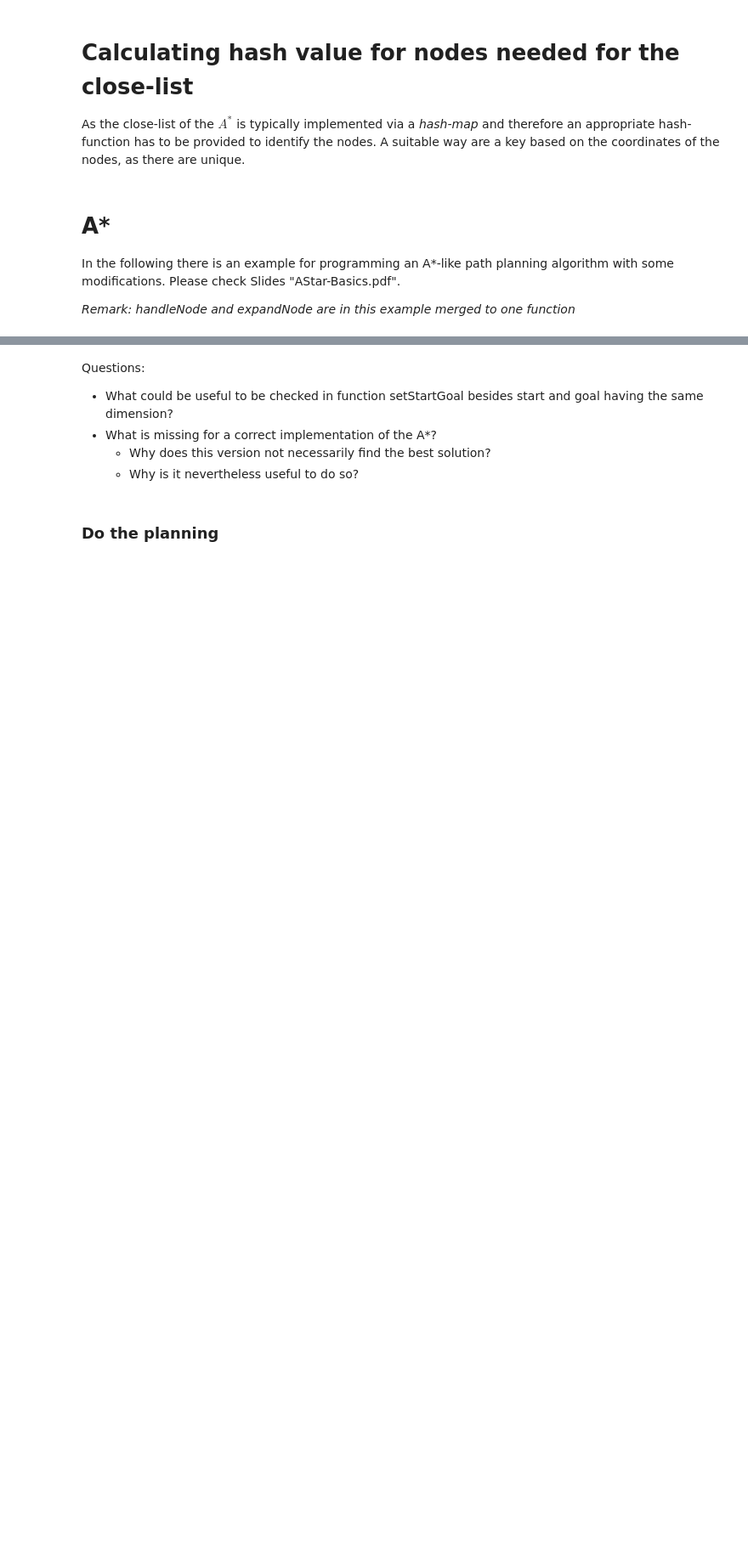
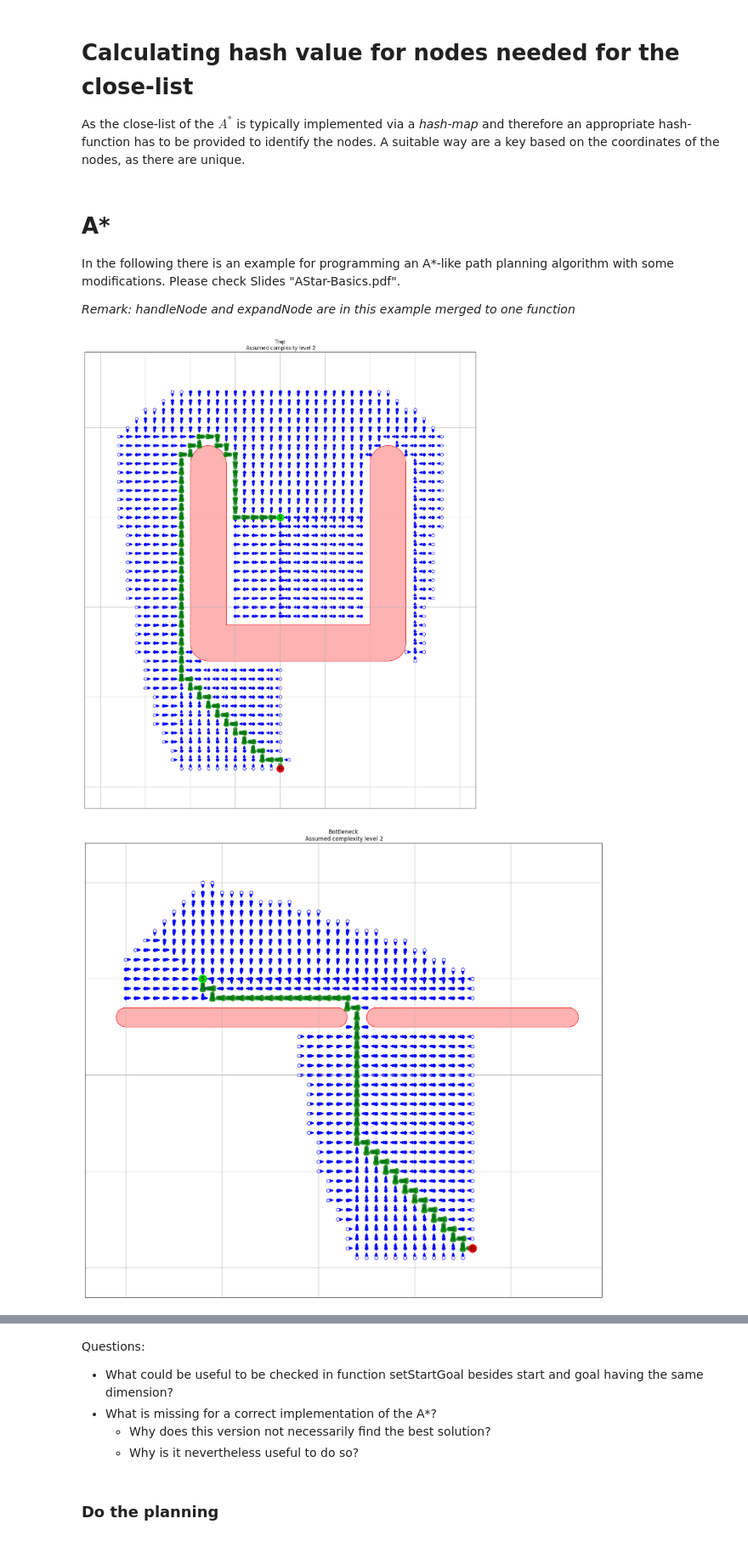
Before and after one commit to MatthewBlackkk/Roboterprogrammierung, a Jupyter notebook: A-Star_Erweiterung/notebooks/IP-8-0_ASTAR.ipynb, the cells around one changed output, grey strips where cells are left out. Shown at 85% size. Saved outputs shown, nothing was run; the diff lists cells and outputs as text; code cells hidden in the pictures; blank space fills up the shorter version.

```diff
--- a/A-Star_Erweiterung/notebooks/IP-8-0_ASTAR.ipynb
+++ b/A-Star_Erweiterung/notebooks/IP-8-0_ASTAR.ipynb
@@ -47,19 +47,25 @@ import IPTestSuite as ts
 # %%
 astarConfig = dict()
 astarConfig["w"] = .5
 astarConfig["heuristic"]  = "euclidean"
+# Ludwig
+astarConfig["checkEdgeCollision"] = True  # Aktiviert Kantenkollisionsprüfung
+# Ludwig
 
 for benchmark in ts.benchList:
     try:
         fig_local = plt.figure(figsize=(20,20))
         ax = fig_local.add_subplot(1,1,1)
         astar = AStar(benchmark.collisionChecker)
         solution = astar.planPath(benchmark.startList, benchmark.goalList, astarConfig)
         title = benchmark.name
         if solution == []:
             title += " (No path found!)"
         title += "\n Assumed complexity level " + str(benchmark.level)
         ax.set_title(title)
         aStarVisualize(astar, solution, ax=ax, nodeSize=50)
     except Exception as e:
         print("ERROR: ",benchmark.name, e)
+# %% [output]
+[figure, added]
+[figure, added]
```
Also changed, not shown: parts of 8 cells of this notebook, 4 other files.
